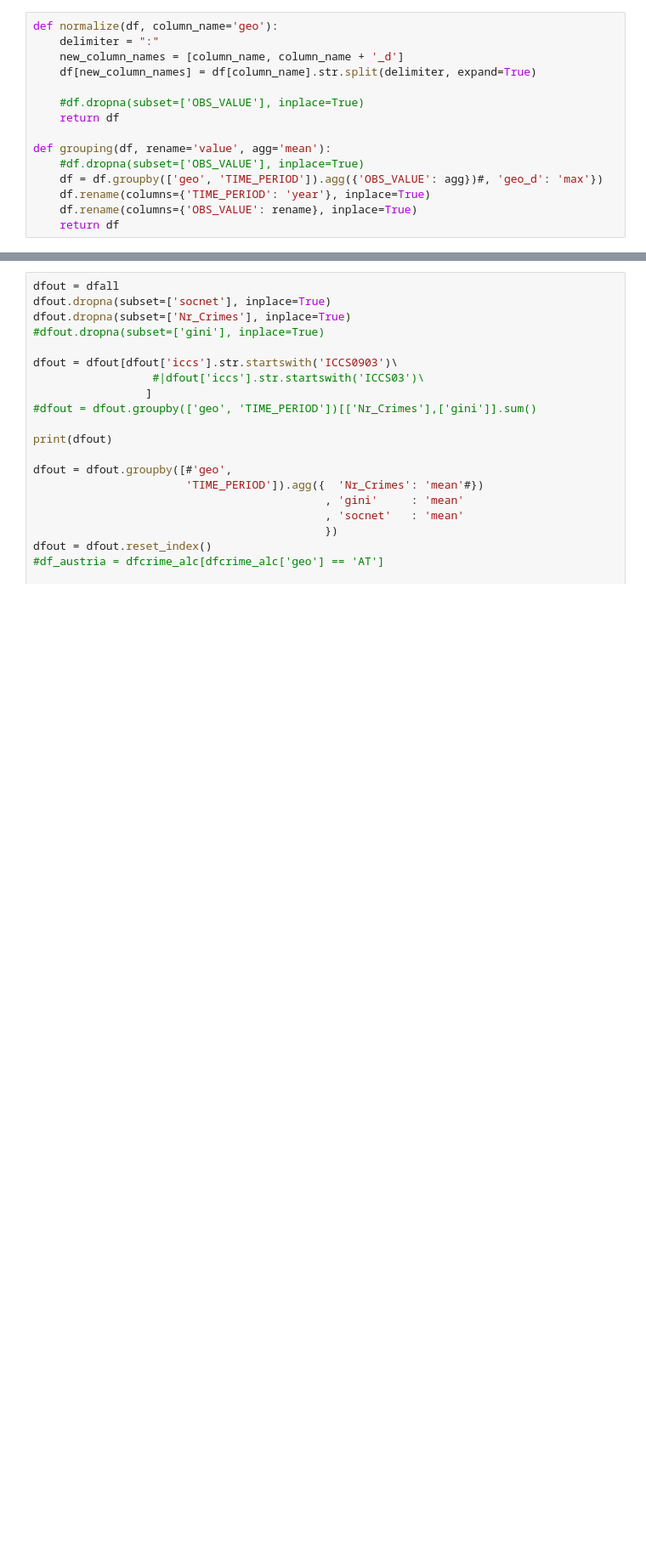
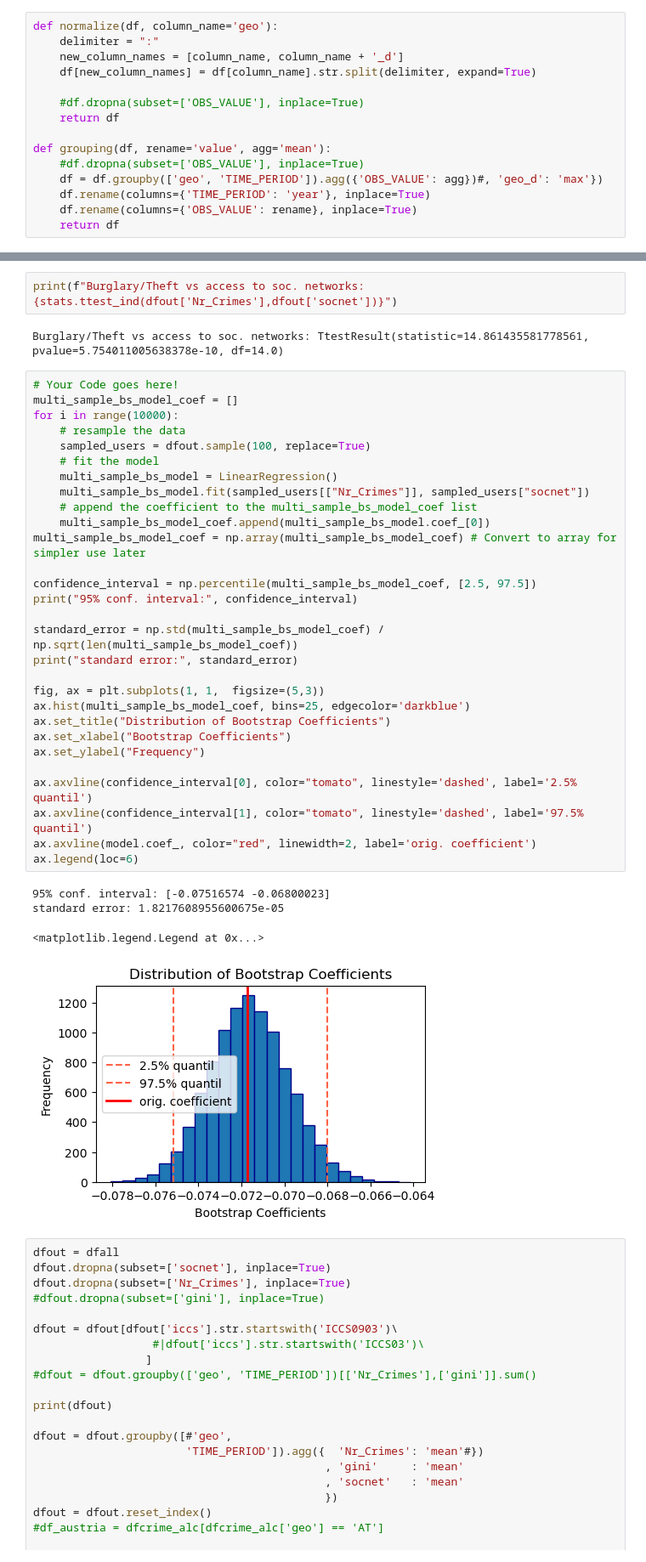
Before and after one commit to mh2134/fcss_w23_grp1, a Jupyter notebook: code/Project.ipynb, the cells around one changed output, grey strips where cells are left out. Shown at 85% size. Cells and saved outputs as stored; diff of their text form; blank space fills up the shorter version.

```diff
--- a/code/Project.ipynb
+++ b/code/Project.ipynb
@@ -222,3 +345,41 @@ NameError: name 'LinearRegression' is not defined
+# %%
+print(f"Burglary/Theft vs access to soc. networks: {stats.ttest_ind(dfout['Nr_Crimes'],dfout['socnet'])}")
+# %% [output]
+Burglary/Theft vs access to soc. networks: TtestResult(statistic=14.861435581778561, pvalue=5.754011005638378e-10, df=14.0)
+# %%
+# Your Code goes here!
+multi_sample_bs_model_coef = []
+for i in range(10000):
+    # resample the data
+    sampled_users = dfout.sample(100, replace=True)
+    # fit the model
+    multi_sample_bs_model = LinearRegression()
+    multi_sample_bs_model.fit(sampled_users[["Nr_Crimes"]], sampled_users["socnet"])
+    # append the coefficient to the multi_sample_bs_model_coef list
+    multi_sample_bs_model_coef.append(multi_sample_bs_model.coef_[0])
+multi_sample_bs_model_coef = np.array(multi_sample_bs_model_coef) # Convert to array for simpler use later
+
+confidence_interval = np.percentile(multi_sample_bs_model_coef, [2.5, 97.5])
+print("95% conf. interval:", confidence_interval)
+
+standard_error = np.std(multi_sample_bs_model_coef) / np.sqrt(len(multi_sample_bs_model_coef))
+print("standard error:", standard_error)
+
+fig, ax = plt.subplots(1, 1,  figsize=(5,3))
+ax.hist(multi_sample_bs_model_coef, bins=25, edgecolor='darkblue')
+ax.set_title("Distribution of Bootstrap Coefficients")
+ax.set_xlabel("Bootstrap Coefficients")
+ax.set_ylabel("Frequency")
+
+ax.axvline(confidence_interval[0], color="tomato", linestyle='dashed', label='2.5% quantil')
+ax.axvline(confidence_interval[1], color="tomato", linestyle='dashed', label='97.5% quantil')
+ax.axvline(model.coef_, color="red", linewidth=2, label='orig. coefficient')
+ax.legend(loc=6)
+# %% [output]
+95% conf. interval: [-0.07516574 -0.06800023]
+standard error: 1.8217608955600675e-05
+<matplotlib.legend.Legend at 0x...>
+[figure, added]
 # %%
 dfout = dfall
 dfout.dropna(subset=['socnet'], inplace=True)
```
Also changed, not shown: parts of 9 cells of this notebook, 3 other files.
